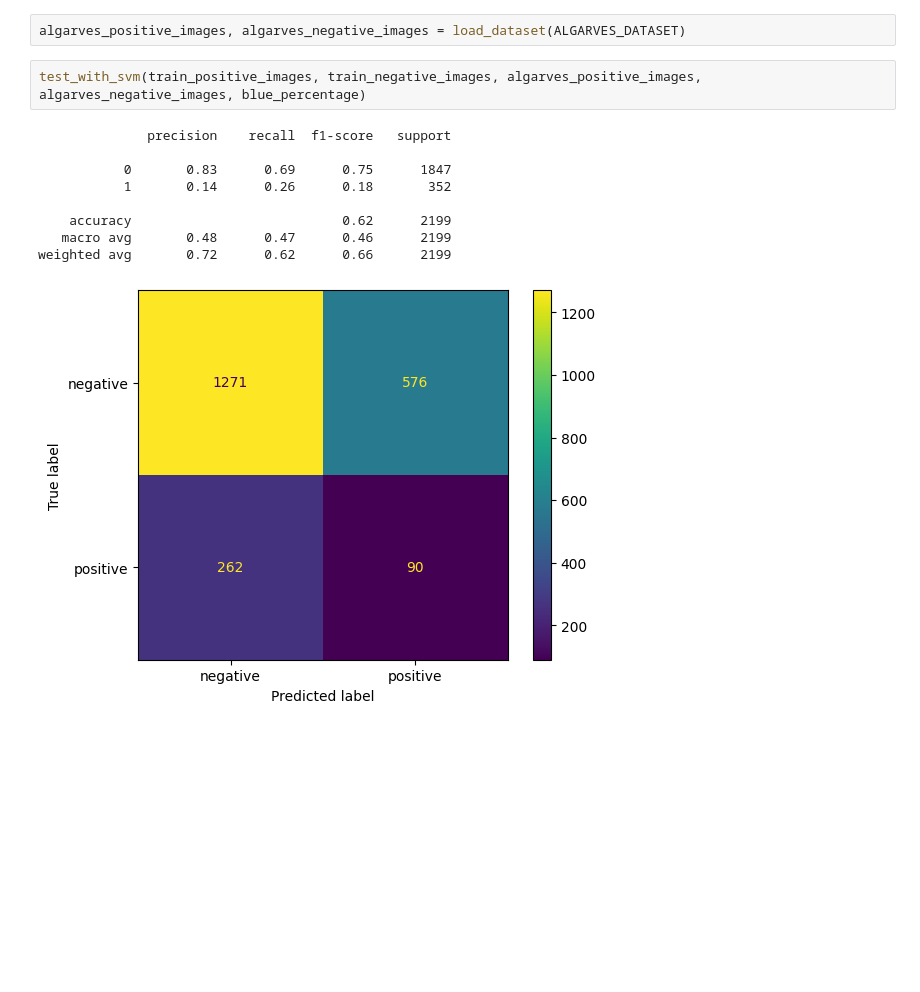
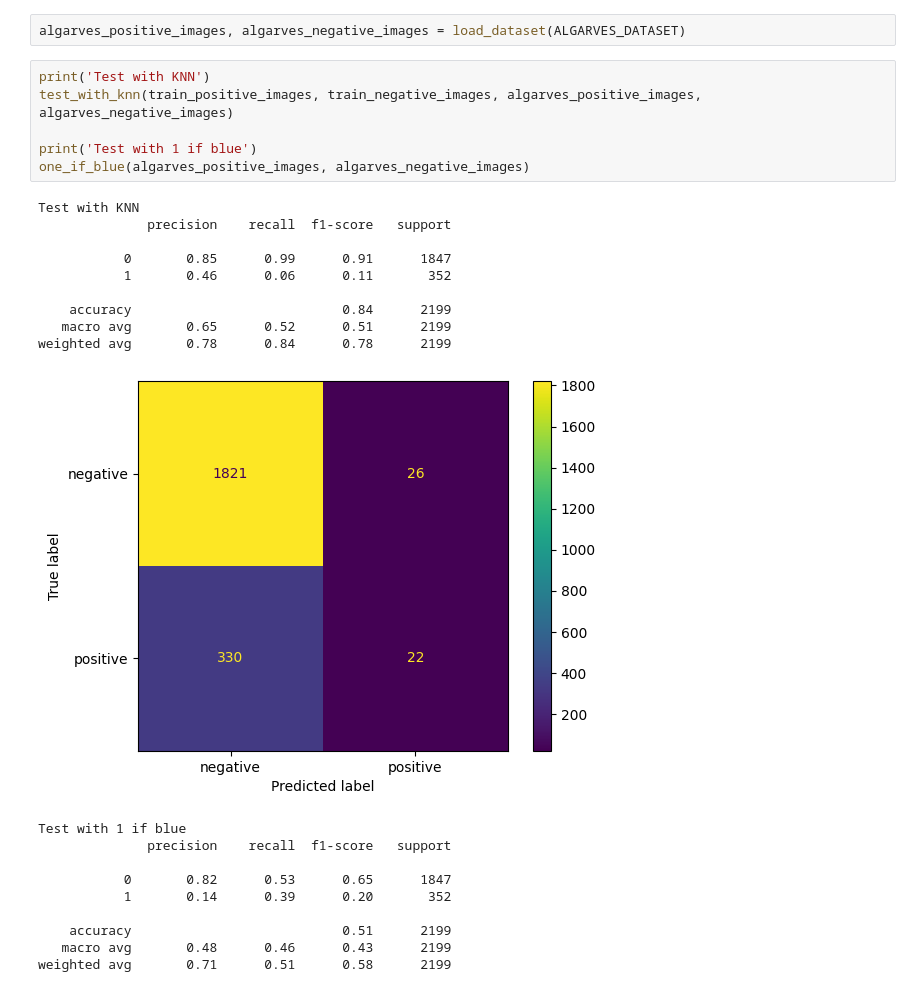
Before and after one commit to AlexisBaladon/Pool-Analyzer, a Jupyter notebook: scripts/baseline.ipynb, the cells around one changed output. Drawn from its saved outputs; the diff is of its cells as text; blank space fills up the shorter version.

```diff
--- a/scripts/baseline.ipynb
+++ b/scripts/baseline.ipynb
@@ -92,15 +137,29 @@ weighted avg       0.51      0.52      0.51       289
 ALGARVES_DATASET = os.path.join(DATASET_DIR, 'datasets', 'algarves', 'fragmented_dataset')
 # %%
 algarves_positive_images, algarves_negative_images = load_dataset(ALGARVES_DATASET)
-# %%
-test_with_svm(train_positive_images, train_negative_images, algarves_positive_images, algarves_negative_images, blue_percentage)
-# %% [output]
-              precision    recall  f1-score   support
-
-           0       0.83      0.69      0.75      1847
-           1       0.14      0.26      0.18       352
-
-    accuracy                           0.62      2199
-   macro avg       0.48      0.47      0.46      2199
-weighted avg       0.72      0.62      0.66      2199
-[figure, removed]
+# %%
+print('Test with KNN')
+test_with_knn(train_positive_images, train_negative_images, algarves_positive_images, algarves_negative_images)
+
+print('Test with 1 if blue')
+one_if_blue(algarves_positive_images, algarves_negative_images)
+# %% [output]
+Test with KNN
+              precision    recall  f1-score   support
+
+           0       0.85      0.99      0.91      1847
+           1       0.46      0.06      0.11       352
+
+    accuracy                           0.84      2199
+   macro avg       0.65      0.52      0.51      2199
+weighted avg       0.78      0.84      0.78      2199
+[figure, added]
+Test with 1 if blue
+              precision    recall  f1-score   support
+
+           0       0.82      0.53      0.65      1847
+           1       0.14      0.39      0.20       352
+
+    accuracy                           0.51      2199
+   macro avg       0.48      0.46      0.43      2199
+weighted avg       0.71      0.51      0.58      2199
```
Also changed, not shown: parts of 8 cells of this notebook, 49 other files.
